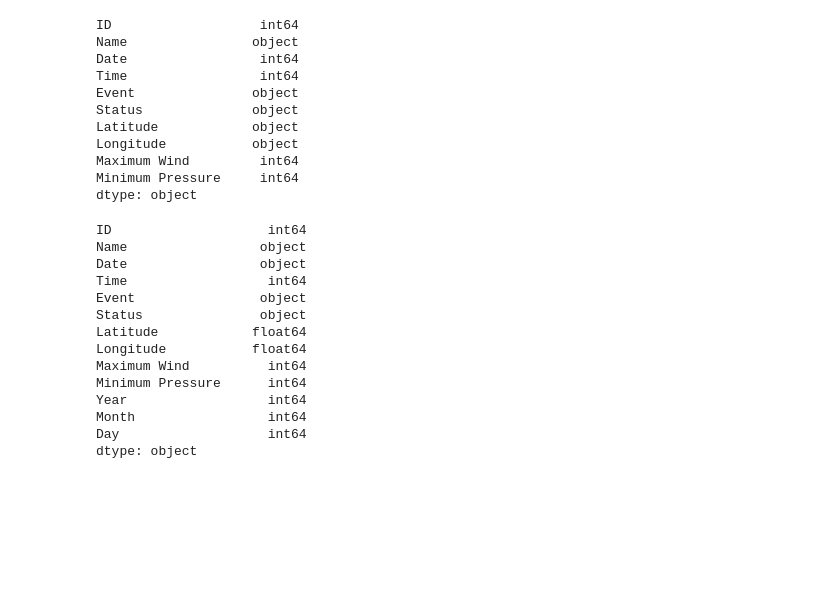
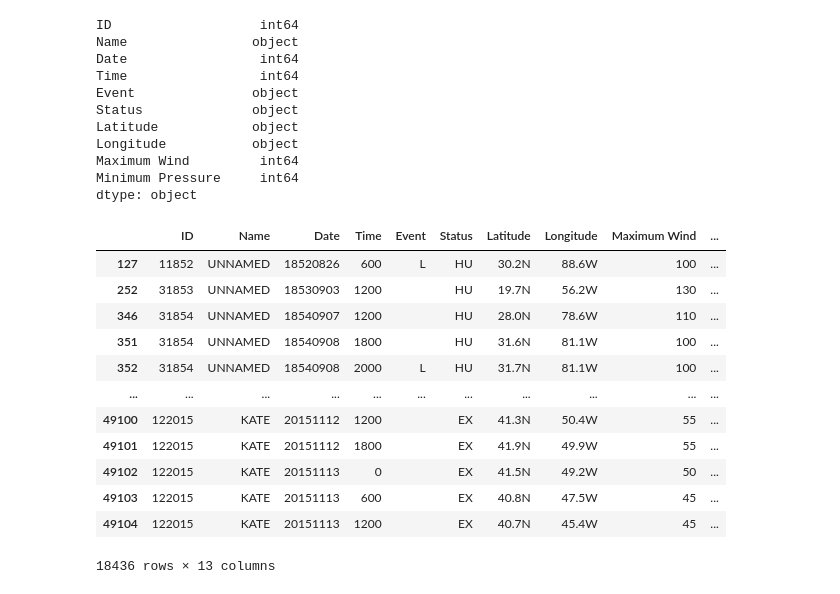
Before and after one commit to vasquez-cs/Final_Project, a Jupyter notebook: CV_section/draft_db_code.ipynb, the cells around one changed output. Drawn from its saved outputs; the diff is of its cells as text; code cells hidden in the pictures; blank space fills up the shorter version.

```diff
--- a/CV_section/draft_db_code.ipynb
+++ b/CV_section/draft_db_code.ipynb
@@ -348,30 +334,20 @@ AL_Hurricane_df['Date'] = AL_Hurricane_df['Date'].astype(str)
 # %%
 # With the column now a string I can easily make new year, month and day columns
 AL_Hurricane_df['Year'] = AL_Hurricane_df['Date'].str[0:4]
 AL_Hurricane_df['Month'] = AL_Hurricane_df['Date'].str[4:6]
-AL_Hurricane_df['Day'] = AL_Hurricane_df['Date'].str[6:8]
-
-# ensure that new columns as well as latitude and longitude are transformed into int64
-AL_Hurricane_df["Year"] = pd.to_numeric(AL_Hurricane_df["Year"], errors='coerce')
-AL_Hurricane_df["Month"] = pd.to_numeric(AL_Hurricane_df["Year"], errors='coerce')
-AL_Hurricane_df["Day"] = pd.to_numeric(AL_Hurricane_df["Year"], errors='coerce')
-AL_Hurricane_df["Latitude"] = pd.to_numeric(AL_Hurricane_df["Latitude"], errors='coerce')
-AL_Hurricane_df["Longitude"] = pd.to_numeric(AL_Hurricane_df["Longitude"], errors='coerce')
-
-# ensure that new columns are transformed into int64
-AL_Hurricane_df.dtypes
+AL_Hurricane_df['Day'] = AL_Hurricane_df['Date'].str[6:9]
+AL_Hurricane_df
 # %% [output]
+|  | ID | Name | Date | Time | Event | Status | Latitude | Longitude | Maximum Wind | ... |
+| 127 | 11852 | UNNAMED | 18520826 | 600 | L | HU | 30.2N | 88.6W | 100 | ... |
+| 252 | 31853 | UNNAMED | 18530903 | 1200 |  | HU | 19.7N | 56.2W | 130 | ... |
+| 346 | 31854 | UNNAMED | 18540907 | 1200 |  | HU | 28.0N | 78.6W | 110 | ... |
+| 351 | 31854 | UNNAMED | 18540908 | 1800 |  | HU | 31.6N | 81.1W | 100 | ... |
+| 352 | 31854 | UNNAMED | 18540908 | 2000 | L | HU | 31.7N | 81.1W | 100 | ... |
+| ... | ... | ... | ... | ... | ... | ... | ... | ... | ... | ... |
+| 49100 | 122015 | KATE | 20151112 | 1200 |  | EX | 41.3N | 50.4W | 55 | ... |
+| 49101 | 122015 | KATE | 20151112 | 1800 |  | EX | 41.9N | 49.9W | 55 | ... |
+| 49102 | 122015 | KATE | 20151113 | 0 |  | EX | 41.5N | 49.2W | 50 | ... |
+| 49103 | 122015 | KATE | 20151113 | 600 |  | EX | 40.8N | 47.5W | 45 | ... |
+| 49104 | 122015 | KATE | 20151113 | 1200 |  | EX | 40.7N | 45.4W | 45 | ... |
-ID                    int64
-Name                 object
-Date                 object
-Time                  int64
-Event                object
-Status               object
-Latitude            float64
-Longitude           float64
-Maximum Wind          int64
-Minimum Pressure      int64
-Year                  int64
-Month                 int64
-Day                   int64
-dtype: object
+18436 rows × 13 columns
```
Also changed, not shown: parts of 28 cells of this notebook, 1 other file.
